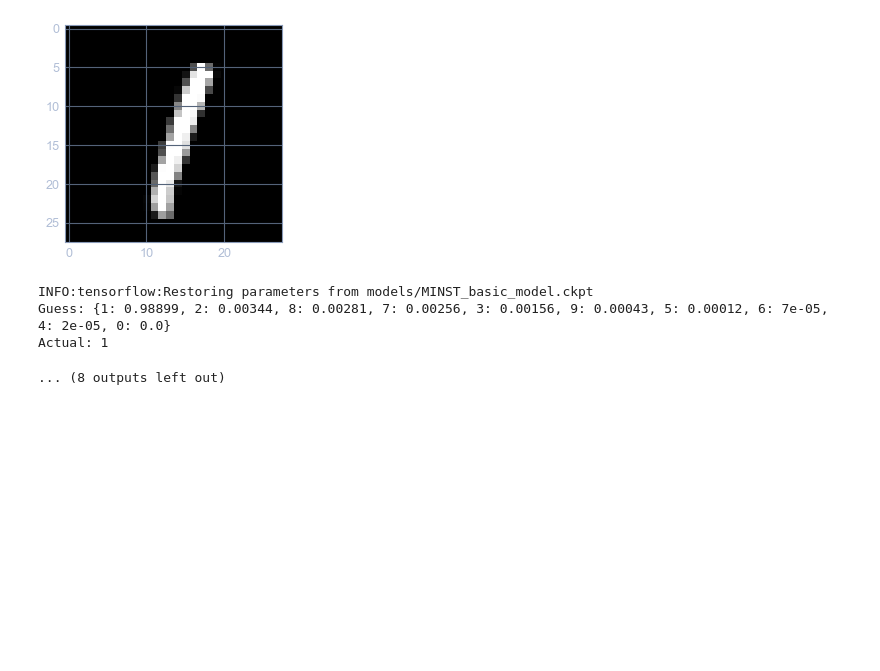
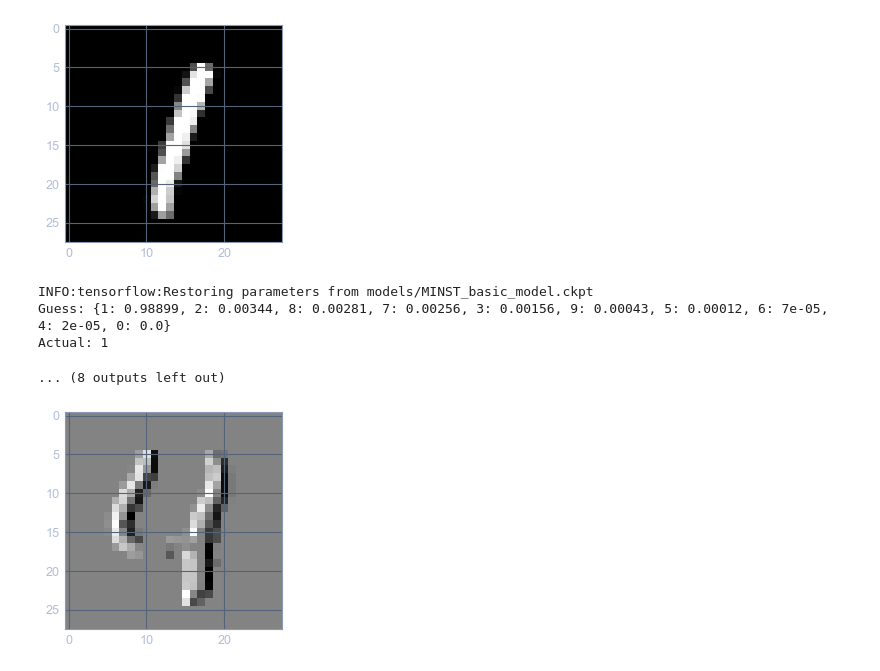
Before and after one commit to p-gonzo/python_data_science, a Jupyter notebook: MNIST/MNIST_basic_appraoch.ipynb, the cells around one changed output. Drawn from its saved outputs; the diff is of its cells as text; code cells hidden in the pictures; blank space fills up the shorter version.

```diff
--- a/MNIST/MNIST_basic_appraoch.ipynb
+++ b/MNIST/MNIST_basic_appraoch.ipynb
@@ -170,3 +170,33 @@ INFO:tensorflow:Restoring parameters from models/MINST_basic_model.ckpt
 Guess: {1: 0.98899, 2: 0.00344, 8: 0.00281, 7: 0.00256, 3: 0.00156, 9: 0.00043, 5: 0.00012, 6: 7e-05, 4: 2e-05, 0: 0.0}
 Actual: 1
 ... (8 outputs left out)
+# %%
+image = mnist.test.images[4]
+from copy import deepcopy
+image = image.reshape(28,28)
+new_image = np.zeros([28, 28])
+
+horizontal_layer_detector = np.array([
+    [-1.0,-1.0,-1.0],
+    [1.0,1.0,1.0],
+    [0.0,0.0,0.0]
+])
+
+vertical_layer_detector = np.array([
+    [-1.0,1.0,0.0],
+    [-1.0,1.0,0.0],
+    [-1.0,1.0,0.0]
+])
+
+for row_idx in range(len(image)):
+    for col_idx in range(len(image[row_idx])):
+        group = deepcopy(image[row_idx: row_idx + 3, col_idx: col_idx + 3])
+        try:
+            new_group = group.dot(horizontal_layer_detector)
+            new_image[row_idx: row_idx + 3, col_idx: col_idx + 3] = new_group
+        except:
+            pass
+# %%
+show_image(new_image)
+# %% [output]
+[figure, added]
```
Also changed, not shown: parts of 1 cell of this notebook, 2 other files.
